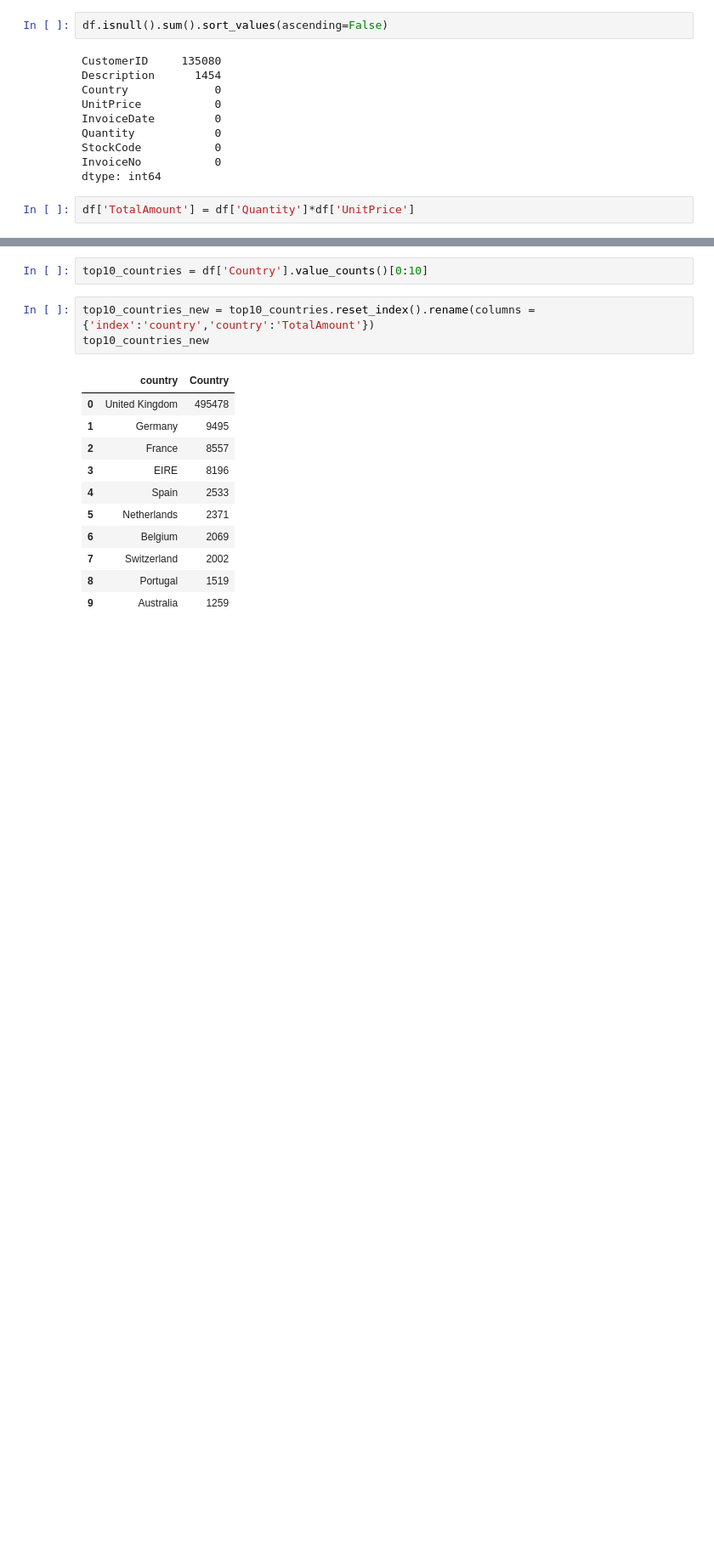
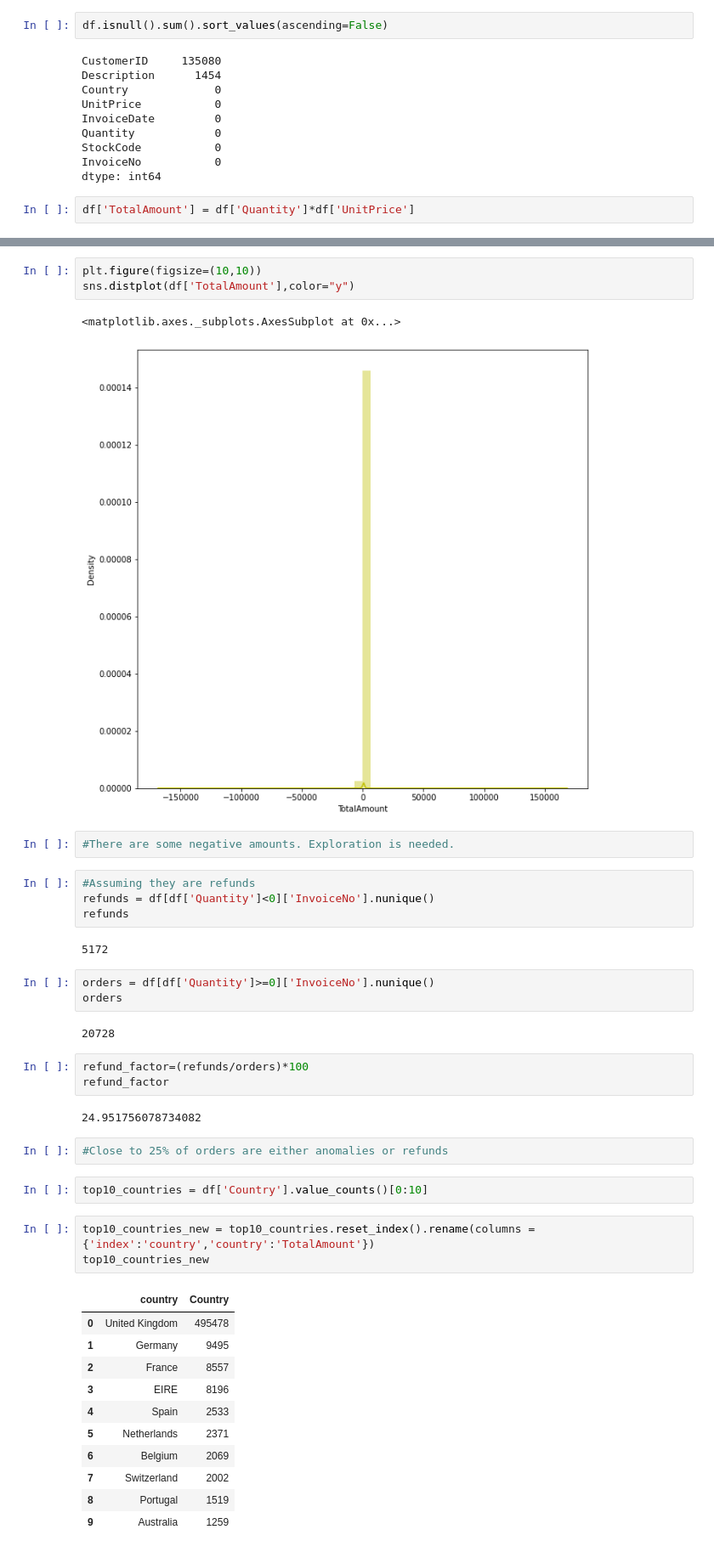
Before and after one commit to AkshayRai20/Projects1, a Jupyter notebook: Akshay_Online_Retail_Customer_Segmentation_Capstone_Project.ipynb, the cells around one changed output, grey strips where cells are left out. Shown: that part at 85% size. Cells and saved outputs as stored; diff of their text form; blank space fills up the shorter version.

```diff
--- a/Akshay_Online_Retail_Customer_Segmentation_Capstone_Project.ipynb
+++ b/Akshay_Online_Retail_Customer_Segmentation_Capstone_Project.ipynb
@@ -145,6 +148,32 @@ df.head(3)
 | 0 | 536365 | 85123A | WHITE HANGING HEART T-LIGHT HOLDER | 6 | 2010-12-01 08:26:00 | 2.55 | 17850.0 | United Kingdom | 15.30 |
 | 1 | 536365 | 71053 | WHITE METAL LANTERN | 6 | 2010-12-01 08:26:00 | 3.39 | 17850.0 | United Kingdom | 20.34 |
 | 2 | 536365 | 84406B | CREAM CUPID HEARTS COAT HANGER | 8 | 2010-12-01 08:26:00 | 2.75 | 17850.0 | United Kingdom | 22.00 |
+# %%
+plt.figure(figsize=(10,10))
+sns.distplot(df['TotalAmount'],color="y")
+# %% [output]
+<matplotlib.axes._subplots.AxesSubplot at 0x...>
+[figure, added]
+# %%
+#There are some negative amounts. Exploration is needed.
+# %%
+#Assuming they are refunds
+refunds = df[df['Quantity']<0]['InvoiceNo'].nunique()
+refunds
+# %% [output]
+5172
+# %%
+orders = df[df['Quantity']>=0]['InvoiceNo'].nunique()
+orders
+# %% [output]
+20728
+# %%
+refund_factor=(refunds/orders)*100
+refund_factor
+# %% [output]
+24.951756078734082
+# %%
+#Close to 25% of orders are either anomalies or refunds
 # %%
 top10_countries = df['Country'].value_counts()[0:10]
 # %%
```
Also changed, not shown: parts of 13 cells of this notebook.
